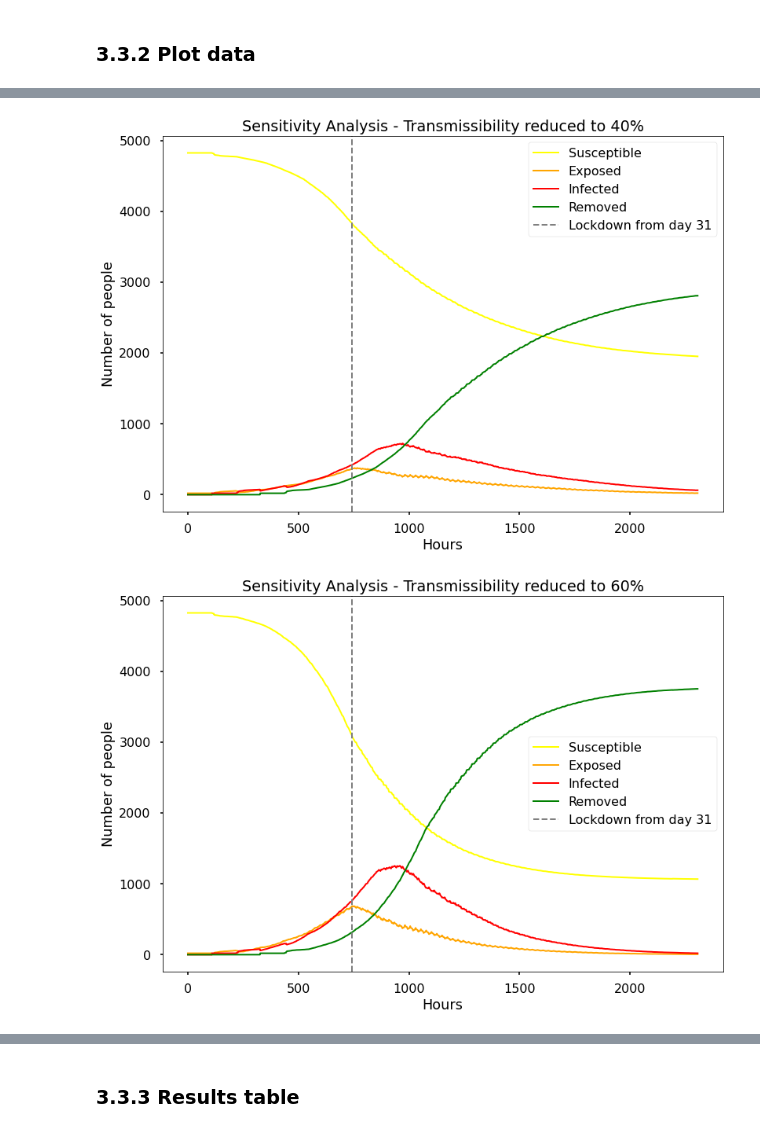
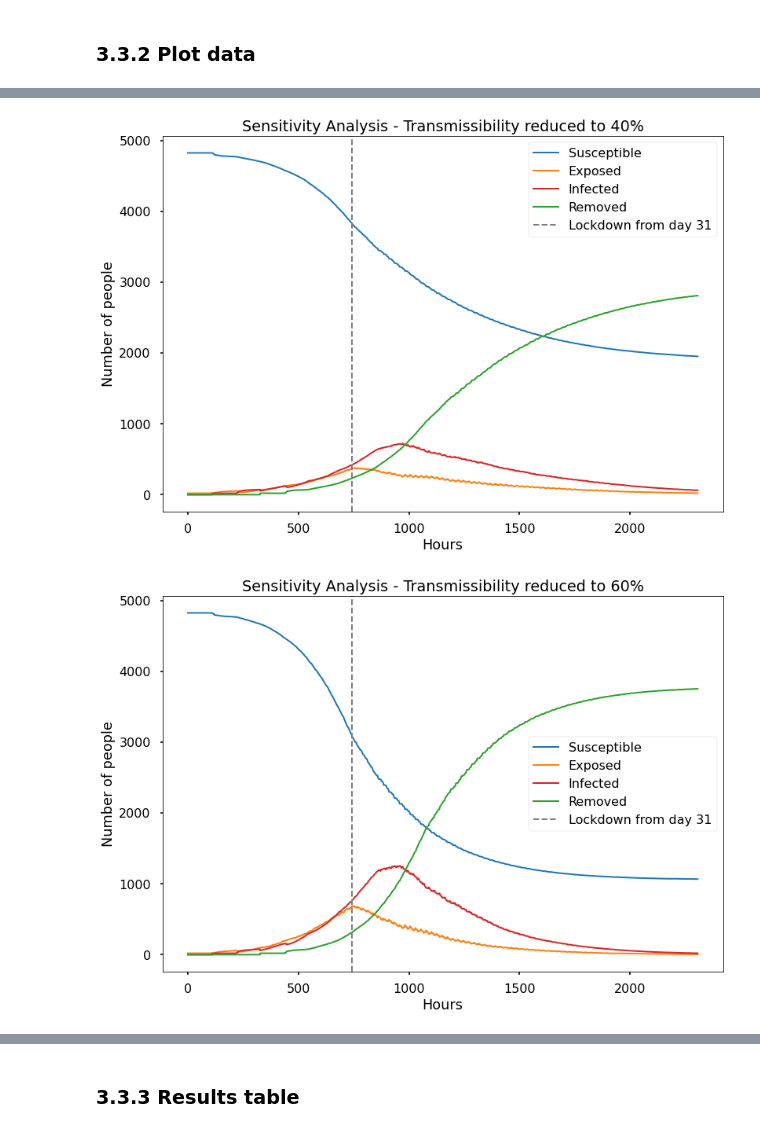
Before and after one commit to johnmcdonne11/dissertation, a Jupyter notebook: 3. Model Validation.ipynb, the cells around one changed output, grey strips where cells are left out. Saved outputs shown, nothing was run; the diff lists cells and outputs as text; code cells hidden in the pictures.

```diff
--- a/3. Model Validation.ipynb
+++ b/3. Model Validation.ipynb
@@ -267,0 +334,19 @@ ax.legend()
+# %%
+fig = plt.figure()  # an empty figure with no Axes
+#fig, ax = plt.subplots()  # a figure with a single Axes
+
+# Agent based plots - do one manually top get the legend, then all others in a loop
+my_plotter(abmDays.loc[abmDays['run'] == 1, 'days'], abmDays.loc[abmDays['run'] == 1, 'Removed'], {'color' : 'tab:green', 'linewidth' : '1', 'label' : 'Agent based Removed'})
+
+for run in range(2, len(cv['run'].unique())):
+    my_plotter(abmDays.loc[abmDays['run'] == run, 'days'], abmDays.loc[abmDays['run'] == run, 'Removed'], {'color' : 'tab:green', 'linewidth' : '1'})
+
+# Equation based plots
+my_plotter(t, R, {'color' : 'black', 'linewidth' : '2', 'label' : 'Equation based Removed'})
+
+# Add an axes for titles and legend
+ax = plt.subplot()
+ax.set_xlabel('Number of Days')
+ax.set_ylabel('Number of people')
+ax.set_title('Agent based Removed compared to Equations based Removed')
+ax.legend()
@@ -352,10 +440,10 @@ for n in [10, 30, 50, 70, 90]:
     R = lockdownGrouped.loc[lockdownGrouped['lockdown_from_day_n'] == n, 'RemovedAgents']
 
     # Plot data
-    ax.plot(t, S, color='yellow', linewidth=2, label='Susceptible')
-    ax.plot(t, E, color='orange', linewidth=2, label='Exposed')
-    ax.plot(t, I, color='red', linewidth=2, label = 'Infected')
-    ax.plot(t, R, color='green', linewidth=2, label='Removed')
+    ax.plot(t, S, color='tab:blue', linewidth=2, label='Susceptible')
+    ax.plot(t, E, color='tab:orange', linewidth=2, label='Exposed')
+    ax.plot(t, I, color='tab:red', linewidth=2, label = 'Infected')
+    ax.plot(t, R, color='tab:green', linewidth=2, label='Removed')
     plt.axvline(x = n * 24, label='Lockdown from day {}'.format(n), color='grey', linewidth=2, linestyle='--')
 
     # Add titles
@@ -551,10 +639,10 @@ for n in [20, 40, 60, 80, 100]:
     R = groupedTrans.loc[groupedTrans['Reduce_transmissibility_to'] == n, 'RemovedAgents']
 
     # Plot data
-    ax.plot(t, S, color='yellow', linewidth=2, label='Susceptible')
-    ax.plot(t, E, color='orange', linewidth=2, label='Exposed')
-    ax.plot(t, I, color='red', linewidth=2, label = 'Infected')
-    ax.plot(t, R, color='green', linewidth=2, label='Removed')
+    ax.plot(t, S, color='tab:blue', linewidth=2, label='Susceptible')
+    ax.plot(t, E, color='tab:orange', linewidth=2, label='Exposed')
+    ax.plot(t, I, color='tab:red', linewidth=2, label = 'Infected')
+    ax.plot(t, R, color='tab:green', linewidth=2, label='Removed')
     plt.axvline(x = 31 * 24, label='Lockdown from day 31', color='grey', linewidth=2, linestyle='--')
 
     # Add titles
@@ -568,2 +656,2 @@ for n in [20, 40, 60, 80, 100]:
-[figure, old version]
+[figure, new version]
-[figure, old version]
+[figure, new version]
```
Also changed, not shown: parts of 13 cells of this notebook.
